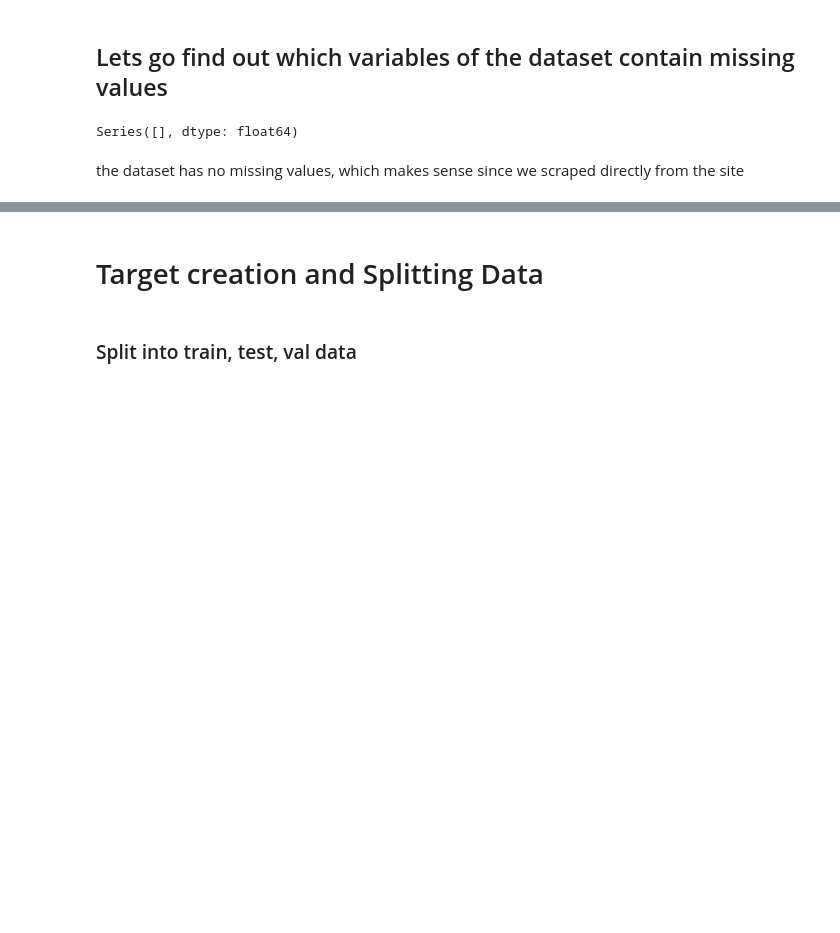
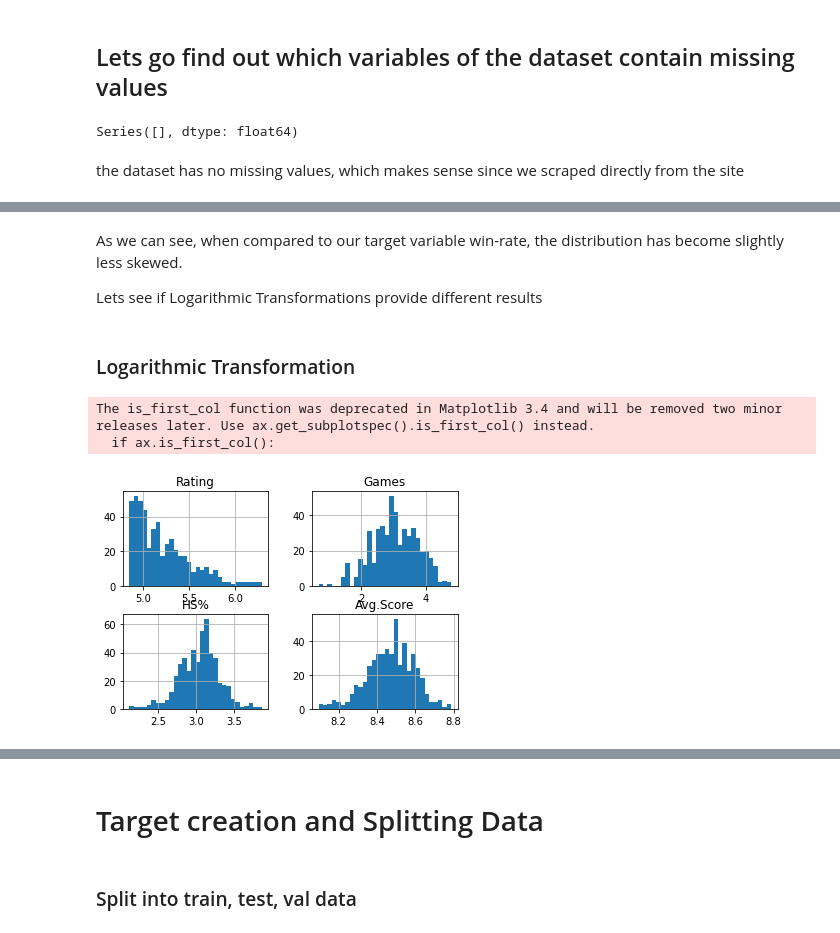
Before and after one commit to ericyeonpark/valorant-top500-analysis, a Jupyter notebook: notebooks/Valorant_Top_500_analysis.ipynb, the cells around one changed output, grey strips where cells are left out. Cells and saved outputs as stored; diff of their text form; code cells hidden in the pictures; blank space fills up the shorter version.

```diff
--- a/notebooks/Valorant_Top_500_analysis.ipynb
+++ b/notebooks/Valorant_Top_500_analysis.ipynb
@@ -155,0 +265,22 @@ the dataset has no missing values, which makes sense since we scraped directly f
+# %% [markdown]
+As we can see, when compared to our target variable win-rate, the distribution has become slightly less skewed.
+
+Lets see if Logarithmic Transformations provide different results
+# %% [markdown]
+### Logarithmic Transformation
+# %%
+# Let's go ahead and analyse the distributions of these variables
+# after applying a logarithmic transformation
+
+tmp = df.copy()
+
+for var in cont_vars:
+    # transform the variable with logarithm
+    tmp[var] = np.log(df[var])
+
+tmp[cont_vars].hist(bins=30)
+plt.show()
+# %% [output]
+The is_first_col function was deprecated in Matplotlib 3.4 and will be removed two minor releases later. Use ax.get_subplotspec().is_first_col() instead.
+  if ax.is_first_col():
+[figure, added]
```
Also changed, not shown: parts of 17 cells of this notebook.
